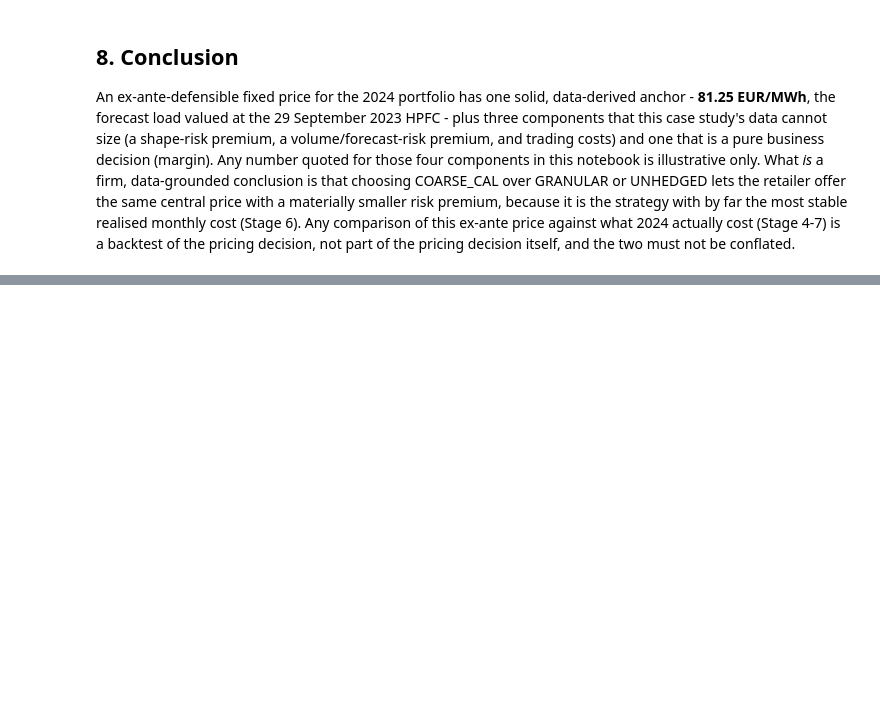
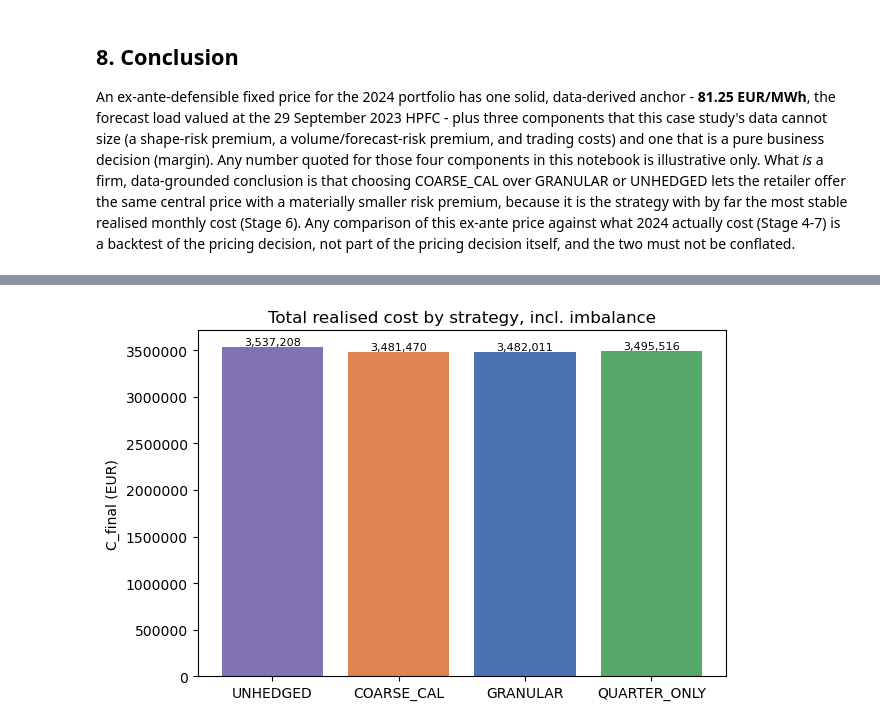
Before and after one commit to OSSI212/power-markets-hedging-final, a Jupyter notebook: notebooks/8_extensions_pricing.ipynb, the cells around one changed output, grey strips where cells are left out. Saved outputs shown, nothing was run; the diff lists cells and outputs as text; code cells hidden in the pictures; blank space fills up the shorter version.

```diff
--- a/notebooks/8_extensions_pricing.ipynb
+++ b/notebooks/8_extensions_pricing.ipynb
@@ -216,0 +303,5 @@ and the two must not be conflated.
+# %%
+q_products = futures[(futures["product_type"] == "QUARTER") & (futures["quote_date"] == "2023-09-29")]
+q_products = q_products[["load_type", "delivery_period", "price_eur_mwh", "market_activity"]] \
+    .sort_values(["delivery_period", "load_type"]).reset_index(drop=True)
+q_products
@@ -216,0 +475,19 @@ and the two must not be conflated.
+# %%
+assert final_costs_main["C_imb_EUR"].nunique() == 1 and final_costs_main["Premium_imb_EUR"].nunique() == 1, \
+    "imbalance cost is expected to be strategy-independent (Stage 4 always delivers the forecast load)"
+C_imb, Premium_imb = final_costs_main["C_imb_EUR"].iloc[0], final_costs_main["Premium_imb_EUR"].iloc[0]
+
+quarter_only_row = pd.Series({
+    "C_futures_EUR":      C_futures_Q,
+    "C_residual_DA_EUR":  C_residual_DA_Q,
+    "C_forecast_EUR":     C_forecast_Q,
+    "C_imb_EUR":          C_imb,
+    "Premium_imb_EUR":    Premium_imb,
+    "C_final_EUR":        C_forecast_Q + C_imb + Premium_imb,
+}, name="QUARTER_ONLY")
+
+final_costs_all = pd.concat([final_costs_main.drop(columns=["saving_vs_UNHEDGED_EUR"]),
+                              quarter_only_row.to_frame().T]).astype(float)
+final_costs_all["saving_vs_UNHEDGED_EUR"] = final_costs_all.loc["UNHEDGED", "C_final_EUR"] - final_costs_all["C_final_EUR"]
+final_costs_all = final_costs_all.reindex(["UNHEDGED", "COARSE_CAL", "GRANULAR", "QUARTER_ONLY"])
+final_costs_all
@@ -216,0 +500,11 @@ and the two must not be conflated.
+# %%
+fig, ax = plt.subplots(figsize=(6.5, 4.2))
+ax.bar(final_costs_all.index, final_costs_all["C_final_EUR"],
+       color=[COLORS[s] for s in final_costs_all.index])
+ax.set_ylabel("C_final (EUR)"); ax.set_title("Total realised cost by strategy, incl. imbalance")
+ax.ticklabel_format(style="plain", axis="y")
+for i, v in enumerate(final_costs_all["C_final_EUR"]):
+    ax.text(i, v, f"{v:,.0f}", ha="center", va="bottom", fontsize=8)
+plt.tight_layout(); plt.show()
+# %% [output]
+[figure, added]
```
Also changed, not shown: parts of 21 cells of this notebook, 3 other files.
